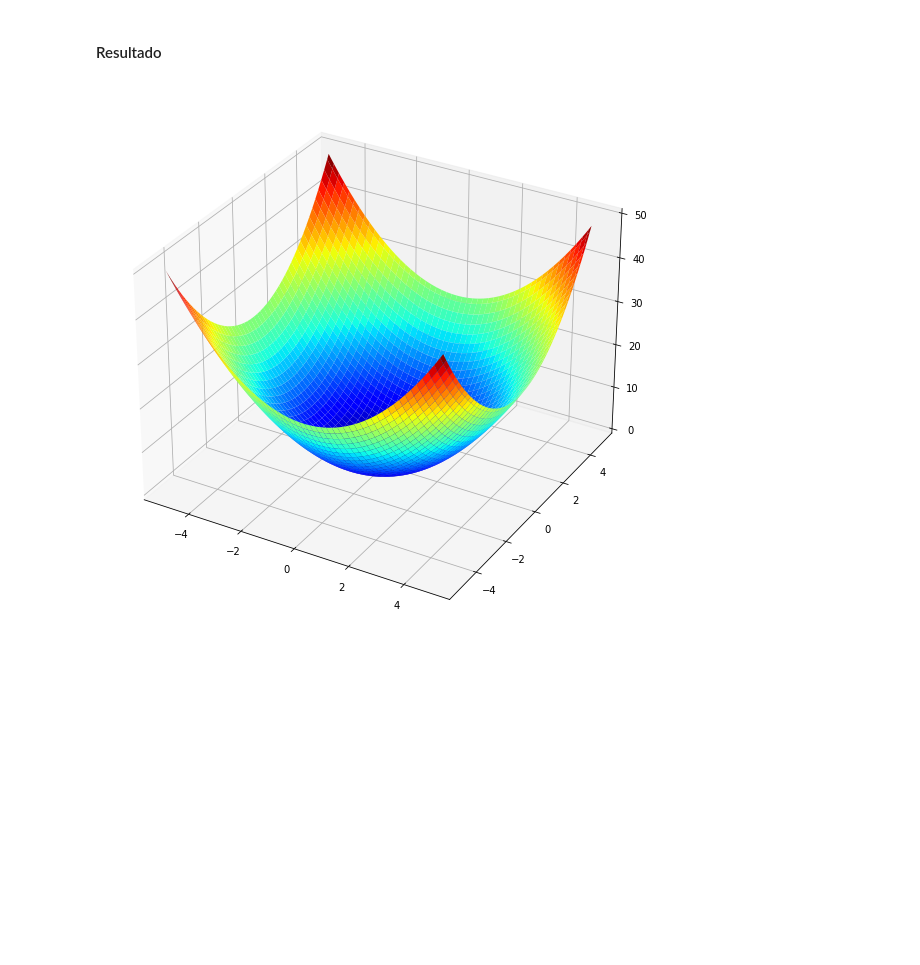
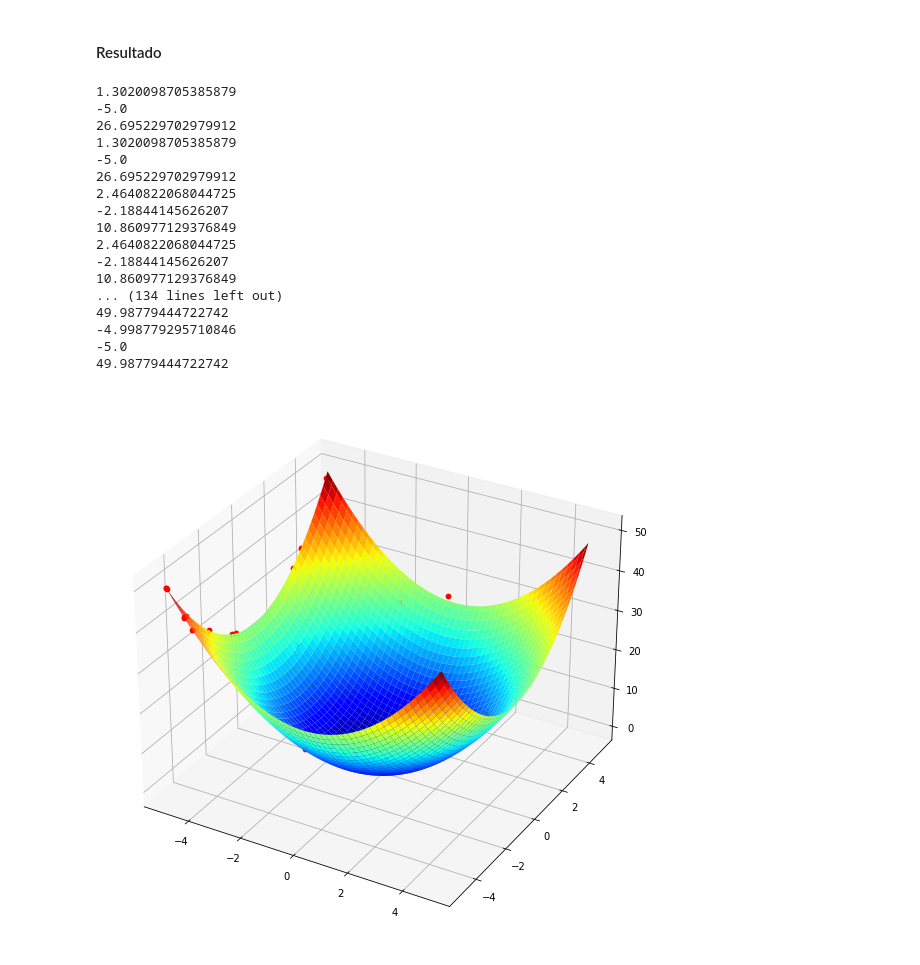
Before and after one commit to LeonelYLuego/University-Works, a Jupyter notebook: Metaheurísticas I/Examen Parcial I.ipynb, the cells around one changed output. Saved outputs shown, nothing was run; the diff lists cells and outputs as text; code cells hidden in the pictures; blank space fills up the shorter version.

```diff
--- a/Metaheurísticas I/Examen Parcial I.ipynb
+++ b/Metaheurísticas I/Examen Parcial I.ipynb
@@ -84,16 +77,6 @@ Función de Cruzamiento
 # %%
 def cross(ch1, ch2):
     if(random.random() < c_rate):
-        if ch1 not in chromosomes:
-            raise Exception(
-                "El el índice del ch1 debe de ser un valor entre 0 y " +
-                "el número de individuos de la población."
-                )
-        if ch2 not in chromosomes:
-            raise Exception(
-                "El el índice del ch2 debe de ser un valor entre 0 y " +
-                "el número de individuos de la población."
-                )
         p1, p2 = ch1, ch2
 
 
@@ -157,8 +139,34 @@ for _ in range(generations):
 # %%
 figure = plt.figure()
 figure.set_size_inches((10, 10))
 axis = figure.gca(projection='3d')
 axis.plot_surface(x, y, results, cmap='jet')
+
+for c in chromosomes:
+    x0 = ch2dec(c[0])
+    y0 = ch2dec(c[1])
+    z0 = evaluate(c[0],c[1])
+
+    axis.scatter(x0, y0, z0, c='r')
+
+
 plt.show()
 # %% [output]
+1.3020098705385879
+-5.0
+26.695229702979912
+1.3020098705385879
+-5.0
+26.695229702979912
+2.4640822068044725
+-2.18844145626207
+10.860977129376849
+2.4640822068044725
+-2.18844145626207
+10.860977129376849
+... (134 lines left out)
+49.98779444722742
+-4.998779295710846
+-5.0
+49.98779444722742
-[figure, old version]
+[figure, new version]
```
Also changed, not shown: parts of 2 cells of this notebook.
